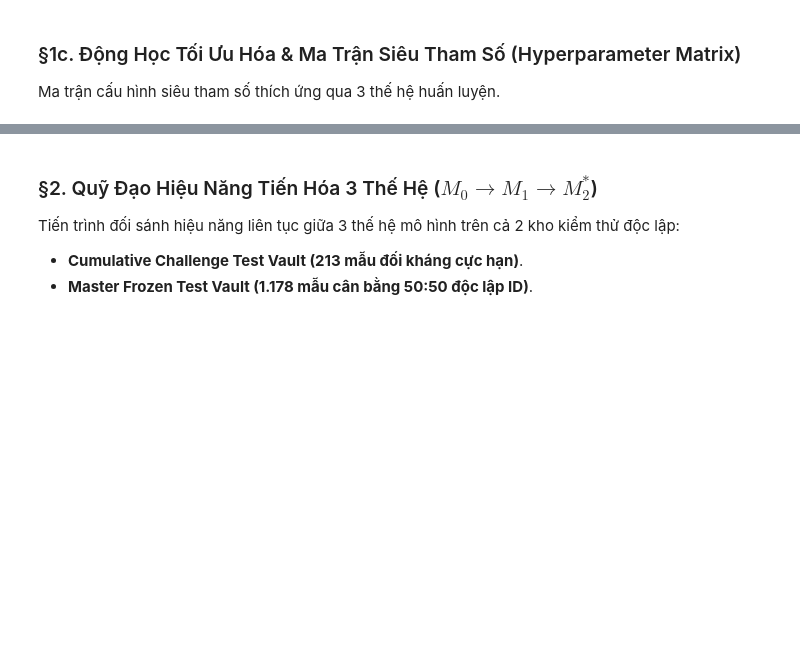
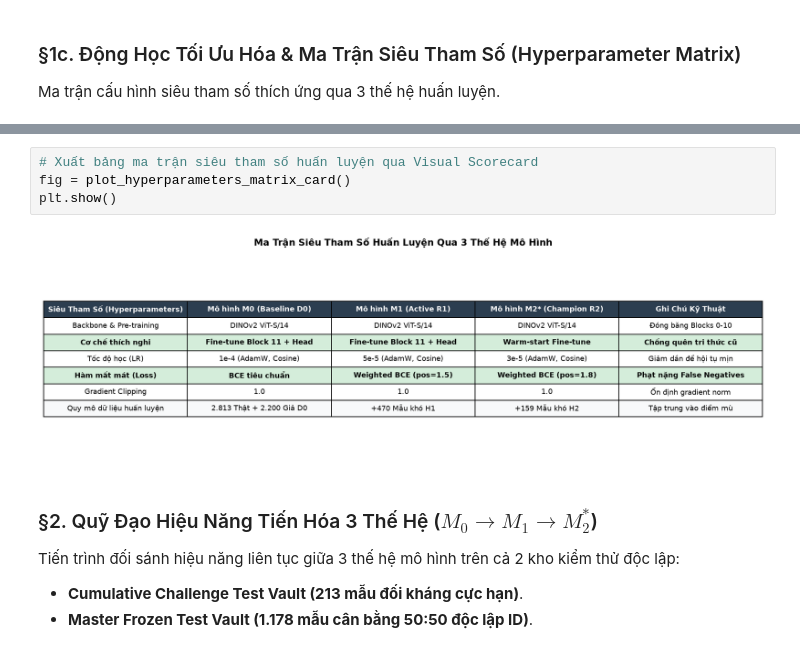
Before and after one commit to bush-le/uth-cv-coursework, a Jupyter notebook: notebooks/coursework/04_active_learning_production_visualizer.ipynb, the cells around one changed output, grey strips where cells are left out. Drawn from its saved outputs; the diff is of its cells as text; blank space fills up the shorter version.

```diff
--- a/notebooks/coursework/04_active_learning_production_visualizer.ipynb
+++ b/notebooks/coursework/04_active_learning_production_visualizer.ipynb
@@ -144,3 +80,9 @@ Ma Trận Siêu Tham Số Huấn Luyện Qua 3 Thế Hệ Mô Hình
+# %%
+# Xuất bảng ma trận siêu tham số huấn luyện qua Visual Scorecard
+fig = plot_hyperparameters_matrix_card()
+plt.show()
+# %% [output]
+[figure, added]
 # %% [markdown]
 ### §2. Quỹ Đạo Hiệu Năng Tiến Hóa 3 Thế Hệ ($M_0 \rightarrow M_1 \rightarrow M_2^*$)
 
```
Also changed, not shown: parts of 4 cells of this notebook, 16 other files.
